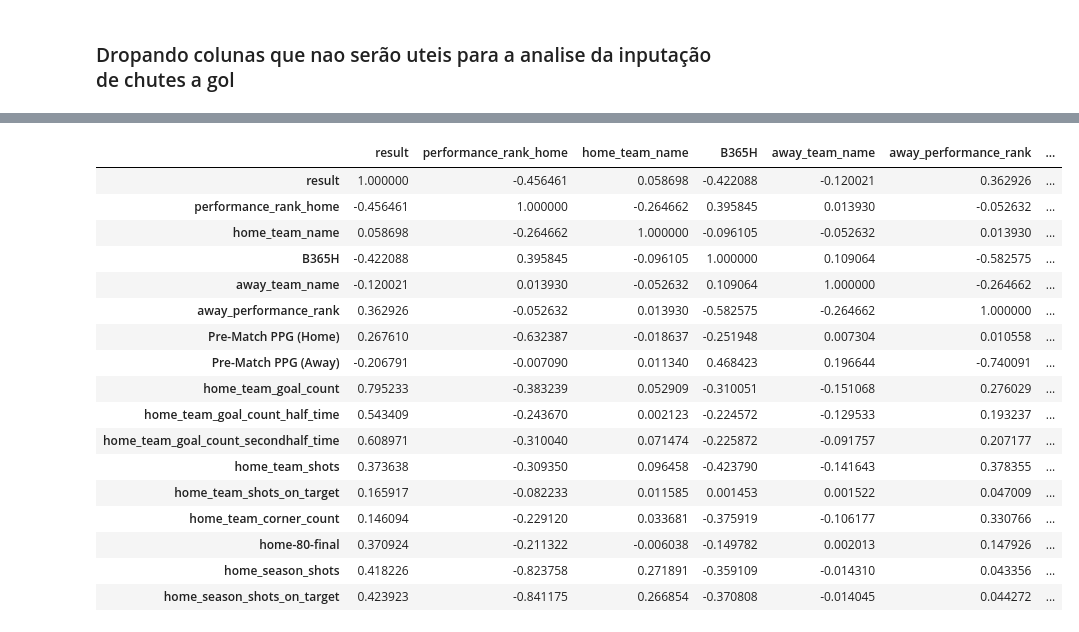
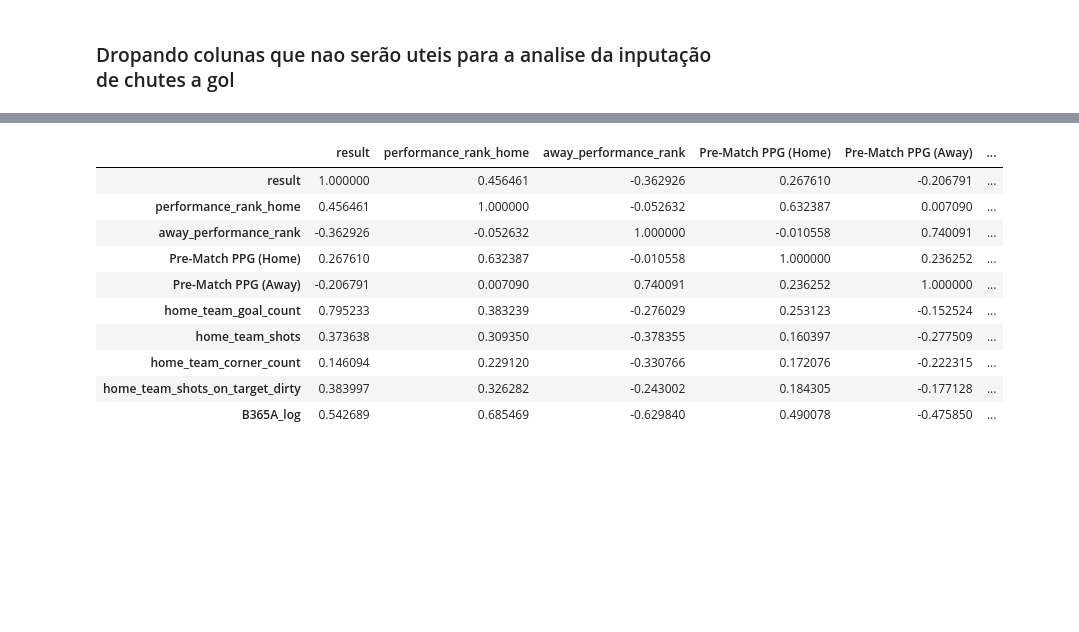
Before and after one commit to gabrielaragao01/Data-Science-Project, a Jupyter notebook: code/pre_processing_data/inputingemptydata.ipynb, the cells around one changed output, grey strips where cells are left out. Drawn from its saved outputs; the diff is of its cells as text; code cells hidden in the pictures; blank space fills up the shorter version.

```diff
--- a/code/pre_processing_data/inputingemptydata.ipynb
+++ b/code/pre_processing_data/inputingemptydata.ipynb
@@ -12,7 +12,6 @@ import numpy as np
 import pandas as pd
 
 # extraindo data set e printando os 5 primeiros e 5 ultimos dados junto com as dimensoes
-# matches_info_df = pd.read_csv("https://raw.githubusercontent.com/gabrielaragao01/Data-Science-Project/main/code/first-steps/matches_info_df.csv", index_col=0)
-matches_info_df = pd.read_csv('normalizaded_matches.csv', index_col=0)
+matches_info_df = pd.read_csv("https://raw.githubusercontent.com/gabrielaragao01/Data-Science-Project/main/code/pre_processing_data/normalizaded_matches.csv", index_col=0)
 matches_info_df
 # %% [output]
@@ -56,8 +58,3 @@ max       15.000000
 Name: home_team_shots_on_target_dirty, dtype: float64
 # %% [markdown]
 ### Dropando colunas que nao serão uteis para a analise da inputação de chutes a gol
-# %%
-matches_info_df = matches_info_df.drop(['80-final', 'away-80-final', 'season_part', 'day_or_night',
-                                         'away_team_goal_count_half_time', 'away_team_goal_count_secondhalf_time',
-                                         'away_team_goal_count', 'B365D', 'B365A', 'away_team_shots', 'away_team_shots_on_target', 'away_team_corner_count'], axis=1)
-matches_info_df.corr('pearson')
@@ -257,30 +233,23 @@ df3.corr(method='pearson')
 # %%
 
 import random
 df4 = matches_info_df.copy()
 #adiciona valor aleatório no intervalo de min e max de banheiros nos dados ausentes de banheiros
-df4['home_team_shots_on_target'].fillna(random.uniform(df4['home_team_shots_on_target'].min(),df4['home_team_shots_on_target'].max()), inplace=True)
+df4['home_team_shots_on_target_dirty'].fillna(random.uniform(df4['home_team_shots_on_target_dirty'].min(),df4['home_team_shots_on_target_dirty'].max()), inplace=True)
 # nao faz muito sentido isso até pq um time nao pode ter mais chutes no gol do que chutes totais, e podemos ver que a correlaçao nao corresponde muito bem
 df4.corr(method='pearson')
 # %% [output]
-|  | result | performance_rank_home | home_team_name | B365H | away_team_name | away_performance_rank | ... |
-| result | 1.000000 | -0.456461 | 0.058698 | -0.422088 | -0.120021 | 0.362926 | ... |
-| performance_rank_home | -0.456461 | 1.000000 | -0.264662 | 0.395845 | 0.013930 | -0.052632 | ... |
-| home_team_name | 0.058698 | -0.264662 | 1.000000 | -0.096105 | -0.052632 | 0.013930 | ... |
-| B365H | -0.422088 | 0.395845 | -0.096105 | 1.000000 | 0.109064 | -0.582575 | ... |
-| away_team_name | -0.120021 | 0.013930 | -0.052632 | 0.109064 | 1.000000 | -0.264662 | ... |
-| away_performance_rank | 0.362926 | -0.052632 | 0.013930 | -0.582575 | -0.264662 | 1.000000 | ... |
-| Pre-Match PPG (Home) | 0.267610 | -0.632387 | -0.018637 | -0.251948 | 0.007304 | 0.010558 | ... |
-| Pre-Match PPG (Away) | -0.206791 | -0.007090 | 0.011340 | 0.468423 | 0.196644 | -0.740091 | ... |
-| home_team_goal_count | 0.795233 | -0.383239 | 0.052909 | -0.310051 | -0.151068 | 0.276029 | ... |
-| home_team_goal_count_half_time | 0.543409 | -0.243670 | 0.002123 | -0.224572 | -0.129533 | 0.193237 | ... |
-| home_team_goal_count_secondhalf_time | 0.608971 | -0.310040 | 0.071474 | -0.225872 | -0.091757 | 0.207177 | ... |
-| home_team_shots | 0.373638 | -0.309350 | 0.096458 | -0.423790 | -0.141643 | 0.378355 | ... |
-| home_team_shots_on_target | 0.165917 | -0.082233 | 0.011585 | 0.001453 | 0.001522 | 0.047009 | ... |
-| home_team_corner_count | 0.146094 | -0.229120 | 0.033681 | -0.375919 | -0.106177 | 0.330766 | ... |
-| home-80-final | 0.370924 | -0.211322 | -0.006038 | -0.149782 | 0.002013 | 0.147926 | ... |
-| home_season_shots | 0.418226 | -0.823758 | 0.271891 | -0.359109 | -0.014310 | 0.043356 | ... |
-| home_season_shots_on_target | 0.423923 | -0.841175 | 0.266854 | -0.370808 | -0.014045 | 0.044272 | ... |
+|  | result | performance_rank_home | away_performance_rank | Pre-Match PPG (Home) | Pre-Match PPG (Away) | ... |
+| result | 1.000000 | 0.456461 | -0.362926 | 0.267610 | -0.206791 | ... |
+| performance_rank_home | 0.456461 | 1.000000 | -0.052632 | 0.632387 | 0.007090 | ... |
+| away_performance_rank | -0.362926 | -0.052632 | 1.000000 | -0.010558 | 0.740091 | ... |
+| Pre-Match PPG (Home) | 0.267610 | 0.632387 | -0.010558 | 1.000000 | 0.236252 | ... |
+| Pre-Match PPG (Away) | -0.206791 | 0.007090 | 0.740091 | 0.236252 | 1.000000 | ... |
+| home_team_goal_count | 0.795233 | 0.383239 | -0.276029 | 0.253123 | -0.152524 | ... |
+| home_team_shots | 0.373638 | 0.309350 | -0.378355 | 0.160397 | -0.277509 | ... |
+| home_team_corner_count | 0.146094 | 0.229120 | -0.330766 | 0.172076 | -0.222315 | ... |
+| home_team_shots_on_target_dirty | 0.383997 | 0.326282 | -0.243002 | 0.184305 | -0.177128 | ... |
+| B365A_log | 0.542689 | 0.685469 | -0.629840 | 0.490078 | -0.475850 | ... |
 # %%
 # podemos ver que a correlaçao de pearson fica muito distorcida ao inputarmos a media no fator ausente
 matches_info_df.describe()
```
Also changed, not shown: parts of 28 cells of this notebook, 5 other files.
